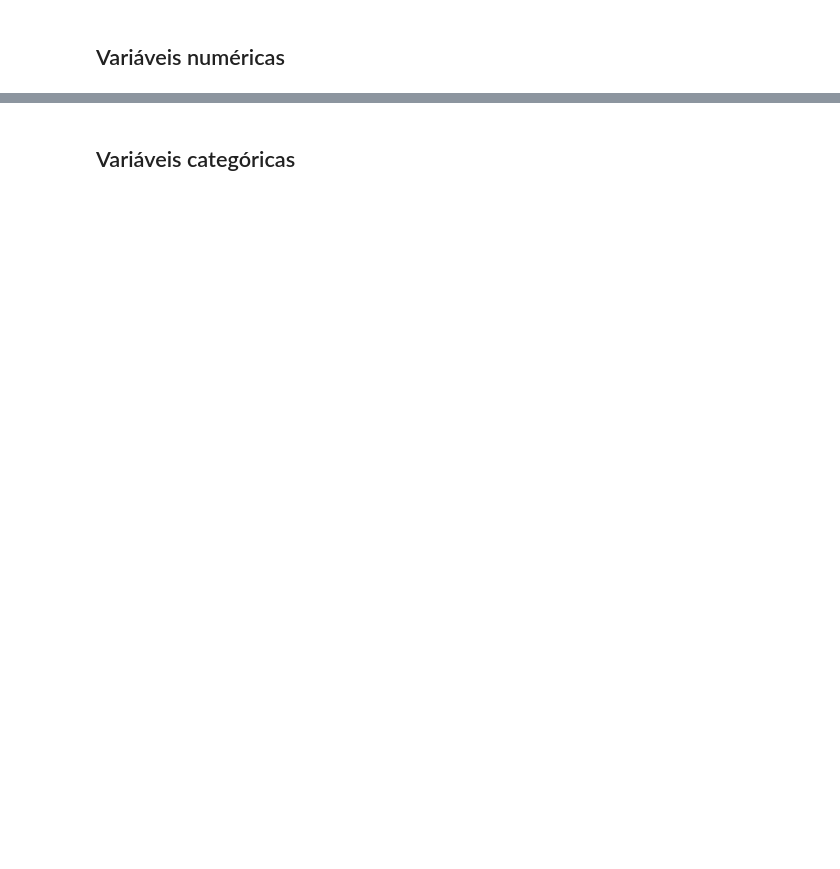
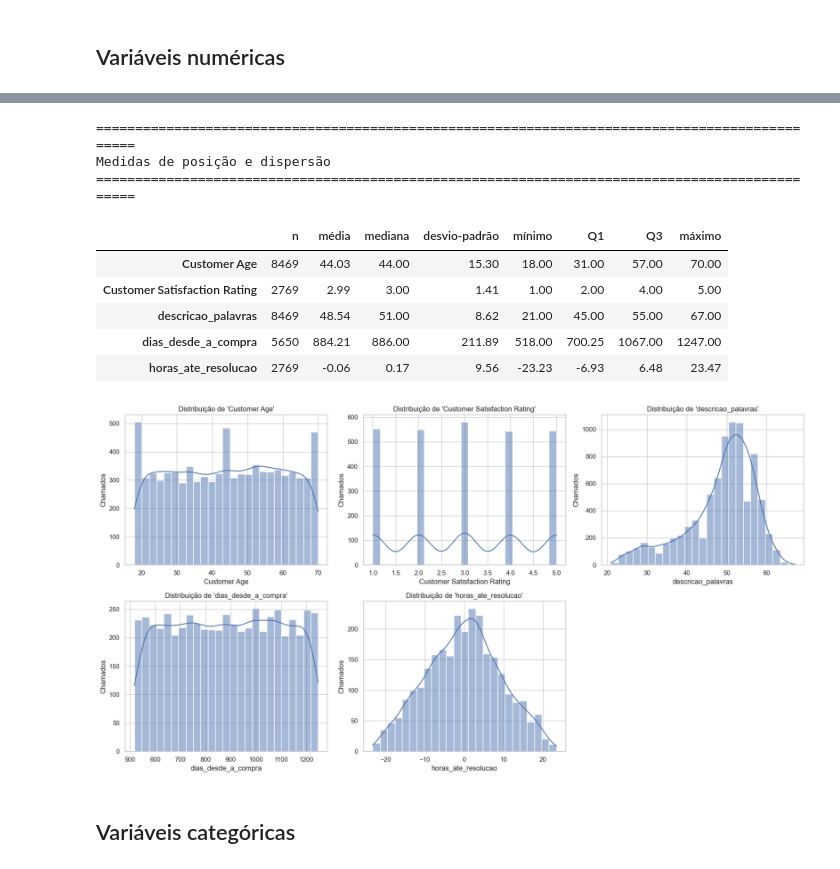
Before and after one commit to FelipeRR05/Bernardo_Eleuterio_Felipe_Rocha_Guilherme_Silva_Heitor_Oliveira_PB, a Jupyter notebook: eda/EDA_Customer_Support_Tickets.ipynb, the cells around one changed output, grey strips where cells are left out. Cells and saved outputs as stored; diff of their text form; code cells hidden in the pictures; blank space fills up the shorter version.

```diff
--- a/eda/EDA_Customer_Support_Tickets.ipynb
+++ b/eda/EDA_Customer_Support_Tickets.ipynb
@@ -481,2 +494,39 @@ Name: Customer Satisfaction Rating, dtype: float64
+# %%
+NUMERICAS = ["Customer Age", "Customer Satisfaction Rating", "descricao_palavras",
+             "dias_desde_a_compra", "horas_ate_resolucao"]
+
+titulo("Medidas de posição e dispersão")
+resumo = pd.DataFrame({
+    "n": df[NUMERICAS].count(),
+    "média": df[NUMERICAS].mean().round(2),
+    "mediana": df[NUMERICAS].median().round(2),
+    "desvio-padrão": df[NUMERICAS].std().round(2),
+    "mínimo": df[NUMERICAS].min().round(2),
+    "Q1": df[NUMERICAS].quantile(0.25).round(2),
+    "Q3": df[NUMERICAS].quantile(0.75).round(2),
+    "máximo": df[NUMERICAS].max().round(2),
+})
+display(resumo)
+
+fig, eixos = plt.subplots(2, 3, figsize=(17, 9))
+for eixo, coluna in zip(eixos.flat, NUMERICAS):
+    sns.histplot(df[coluna].dropna(), bins=25, kde=True, ax=eixo, color="#4c72b0")
+    eixo.set_title(f"Distribuição de '{coluna}'")
+    eixo.set_xlabel(coluna)
+    eixo.set_ylabel("Chamados")
+eixos.flat[-1].axis("off")
+plt.tight_layout()
+plt.show()
+# %% [output]
+===============================================================================================
+Medidas de posição e dispersão
+===============================================================================================
+|  | n | média | mediana | desvio-padrão | mínimo | Q1 | Q3 | máximo |
+| Customer Age | 8469 | 44.03 | 44.00 | 15.30 | 18.00 | 31.00 | 57.00 | 70.00 |
+| Customer Satisfaction Rating | 2769 | 2.99 | 3.00 | 1.41 | 1.00 | 2.00 | 4.00 | 5.00 |
+| descricao_palavras | 8469 | 48.54 | 51.00 | 8.62 | 21.00 | 45.00 | 55.00 | 67.00 |
+| dias_desde_a_compra | 5650 | 884.21 | 886.00 | 211.89 | 518.00 | 700.25 | 1067.00 | 1247.00 |
+| horas_ate_resolucao | 2769 | -0.06 | 0.17 | 9.56 | -23.23 | -6.93 | 6.48 | 23.47 |
+[figure, added]
 # %% [markdown]
 ## Variáveis categóricas
```
Also changed, not shown: parts of 69 cells of this notebook, 48 other files.
